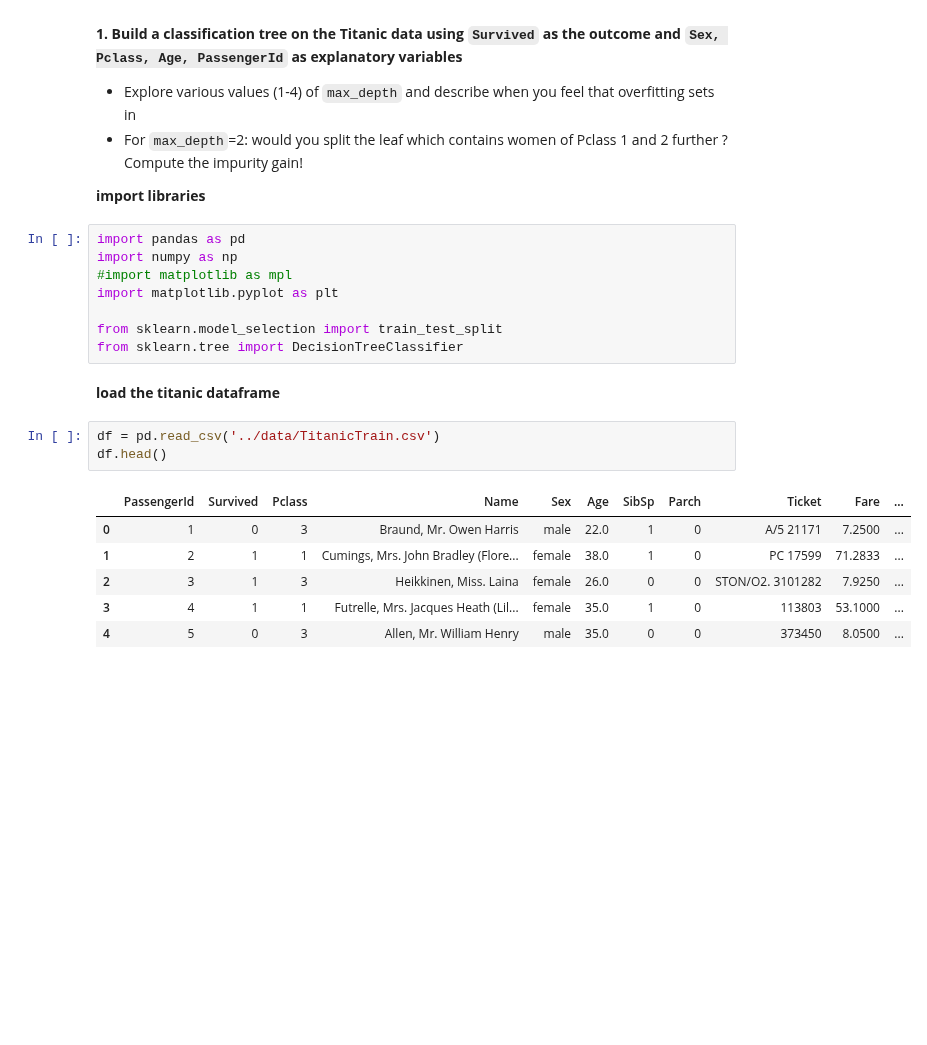
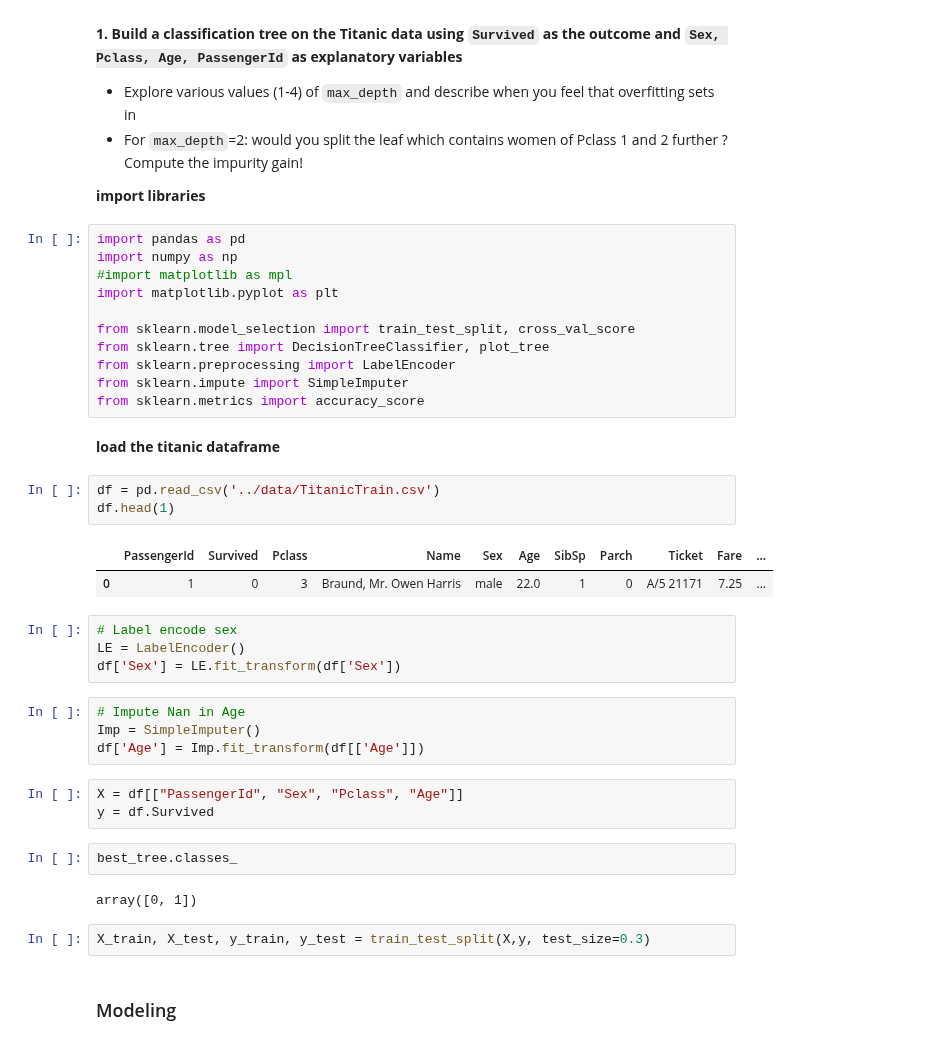
Before and after one commit to Heity94/01_DataScience_2021, a Jupyter notebook: Week_11/Homework11.ipynb, the cells around one changed output. Saved outputs shown, nothing was run; the diff lists cells and outputs as text; blank space fills up the shorter version.

```diff
--- a/Week_11/Homework11.ipynb
+++ b/Week_11/Homework11.ipynb
@@ -12,17 +12,35 @@ import numpy as np
 #import matplotlib as mpl
 import matplotlib.pyplot as plt
 
-from sklearn.model_selection import train_test_split
-from sklearn.tree import DecisionTreeClassifier
+from sklearn.model_selection import train_test_split, cross_val_score
+from sklearn.tree import DecisionTreeClassifier, plot_tree
+from sklearn.preprocessing import LabelEncoder
+from sklearn.impute import SimpleImputer
+from sklearn.metrics import accuracy_score
 # %% [markdown]
 **load the titanic dataframe**
 # %%
 df = pd.read_csv('../data/TitanicTrain.csv')
-df.head()
+df.head(1)
 # %% [output]
 |  | PassengerId | Survived | Pclass | Name | Sex | Age | SibSp | Parch | Ticket | Fare | ... |
-| 0 | 1 | 0 | 3 | Braund, Mr. Owen Harris | male | 22.0 | 1 | 0 | A/5 21171 | 7.2500 | ... |
-| 1 | 2 | 1 | 1 | Cumings, Mrs. John Bradley (Flore... | female | 38.0 | 1 | 0 | PC 17599 | 71.2833 | ... |
-| 2 | 3 | 1 | 3 | Heikkinen, Miss. Laina | female | 26.0 | 0 | 0 | STON/O2. 3101282 | 7.9250 | ... |
-| 3 | 4 | 1 | 1 | Futrelle, Mrs. Jacques Heath (Lil... | female | 35.0 | 1 | 0 | 113803 | 53.1000 | ... |
-| 4 | 5 | 0 | 3 | Allen, Mr. William Henry | male | 35.0 | 0 | 0 | 373450 | 8.0500 | ... |
+| 0 | 1 | 0 | 3 | Braund, Mr. Owen Harris | male | 22.0 | 1 | 0 | A/5 21171 | 7.25 | ... |
+# %%
+# Label encode sex
+LE = LabelEncoder()
+df['Sex'] = LE.fit_transform(df['Sex'])
+# %%
+# Impute Nan in Age
+Imp = SimpleImputer()
+df['Age'] = Imp.fit_transform(df[['Age']])
+# %%
+X = df[["PassengerId", "Sex", "Pclass", "Age"]]
+y = df.Survived
+# %%
+best_tree.classes_
+# %% [output]
+array([0, 1])
+# %%
+X_train, X_test, y_train, y_test = train_test_split(X,y, test_size=0.3)
+# %% [markdown]
+### Modeling
```
Also changed, not shown: parts of 19 cells of this notebook, 2 other files.
